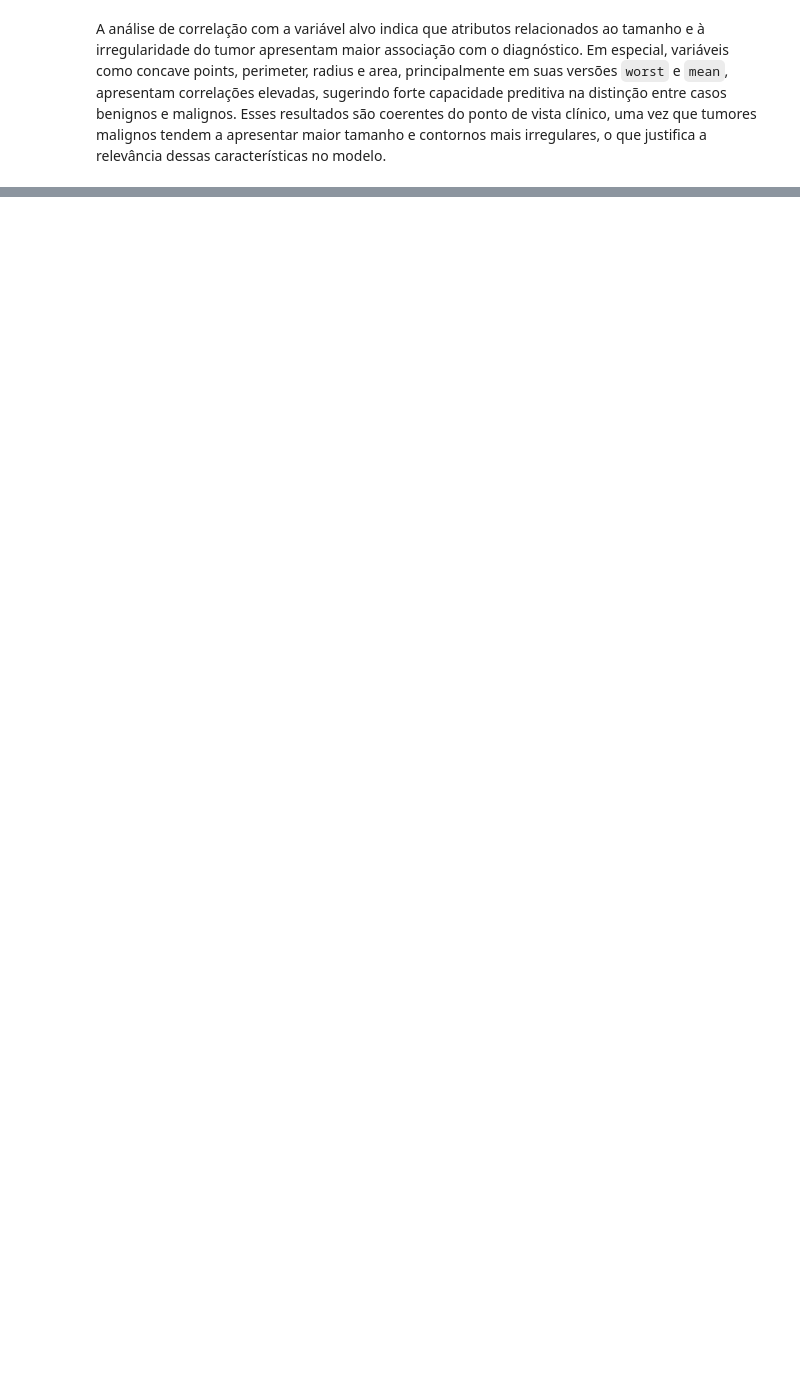
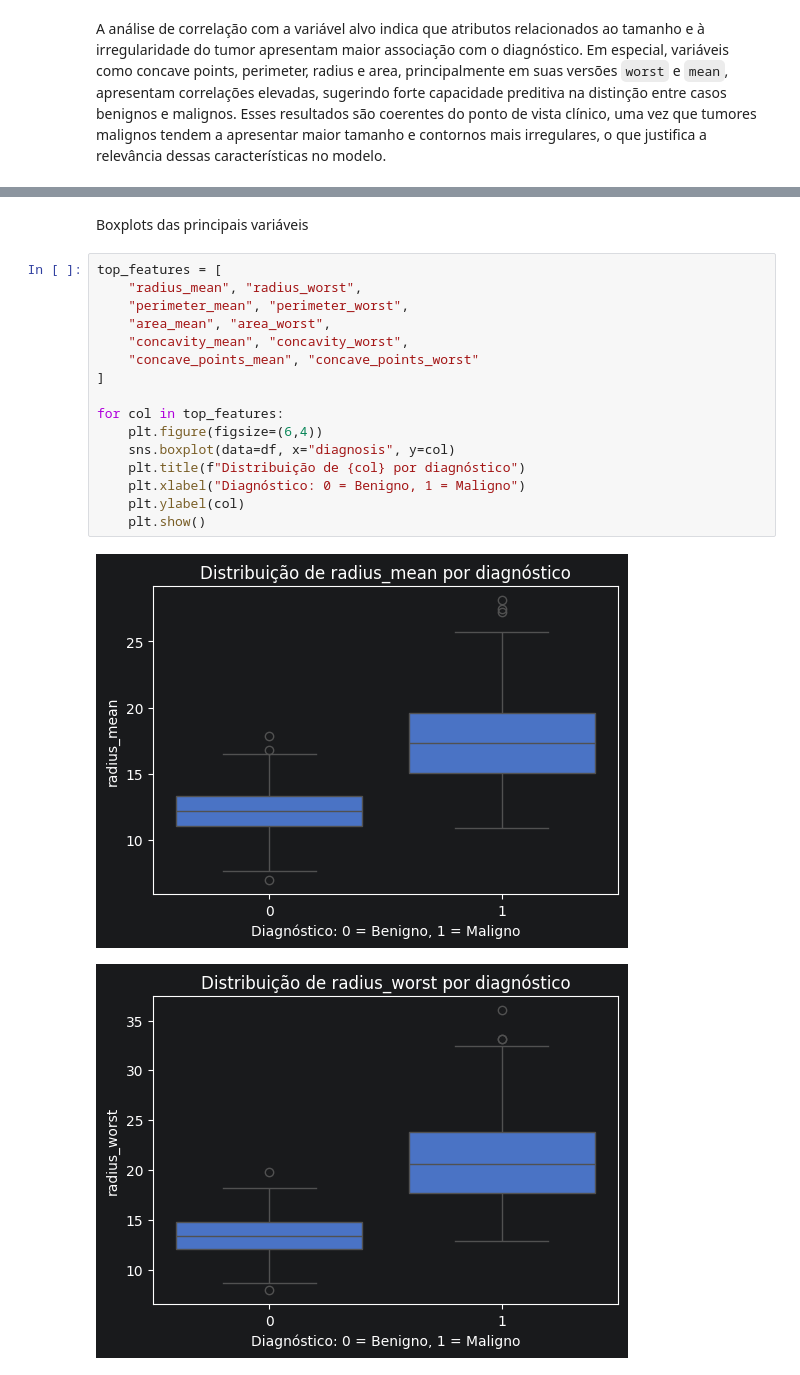
Before and after one commit to gcdantas/tech-challenge-fiap, a Jupyter notebook: notebooks/fase1/01_modelagem_breast_cancer.ipynb, the cells around one changed output, grey strips where cells are left out. Drawn from its saved outputs; the diff is of its cells as text; blank space fills up the shorter version.

```diff
--- a/notebooks/fase1/01_modelagem_breast_cancer.ipynb
+++ b/notebooks/fase1/01_modelagem_breast_cancer.ipynb
@@ -66,0 +217,21 @@ A análise de correlação com a variável alvo indica que atributos relacionado
+# %% [markdown]
+Boxplots das principais variáveis
+# %%
+top_features = [
+    "radius_mean", "radius_worst",
+    "perimeter_mean", "perimeter_worst",
+    "area_mean", "area_worst",
+    "concavity_mean", "concavity_worst",
+    "concave_points_mean", "concave_points_worst"
+]
+
+for col in top_features:
+    plt.figure(figsize=(6,4))
+    sns.boxplot(data=df, x="diagnosis", y=col)
+    plt.title(f"Distribuição de {col} por diagnóstico")
+    plt.xlabel("Diagnóstico: 0 = Benigno, 1 = Maligno")
+    plt.ylabel(col)
+    plt.show()
+# %% [output]
+[figure, added]
+[figure, added]
```
Also changed, not shown: parts of 51 cells of this notebook, 1 other file.
